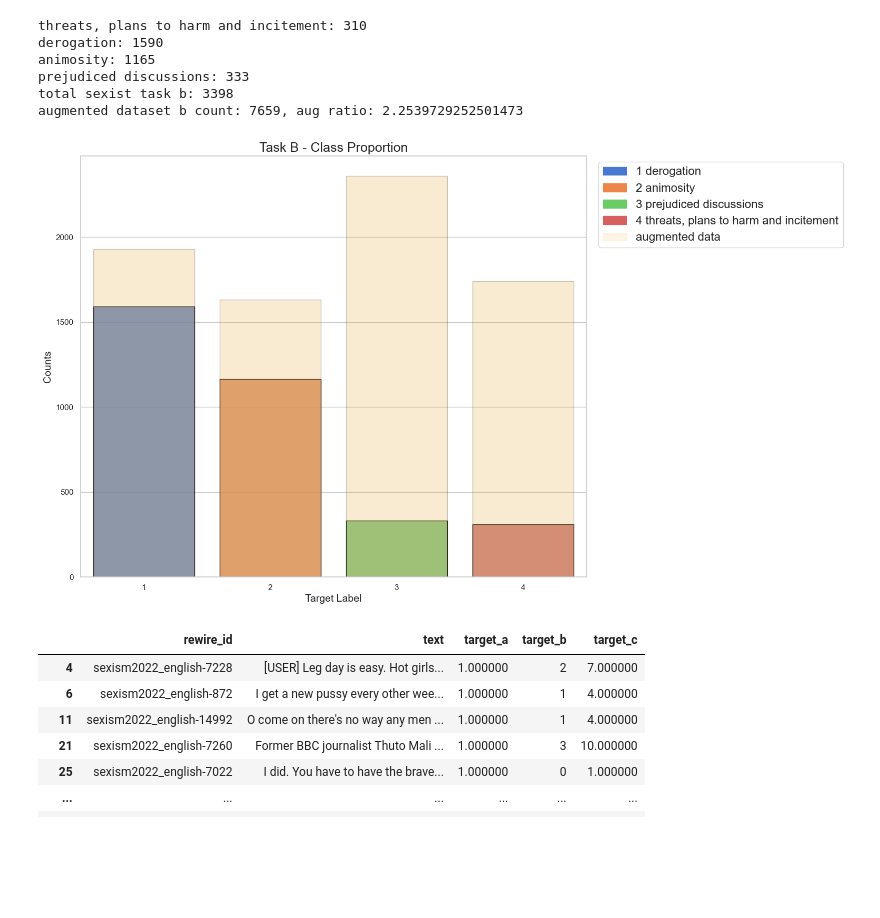
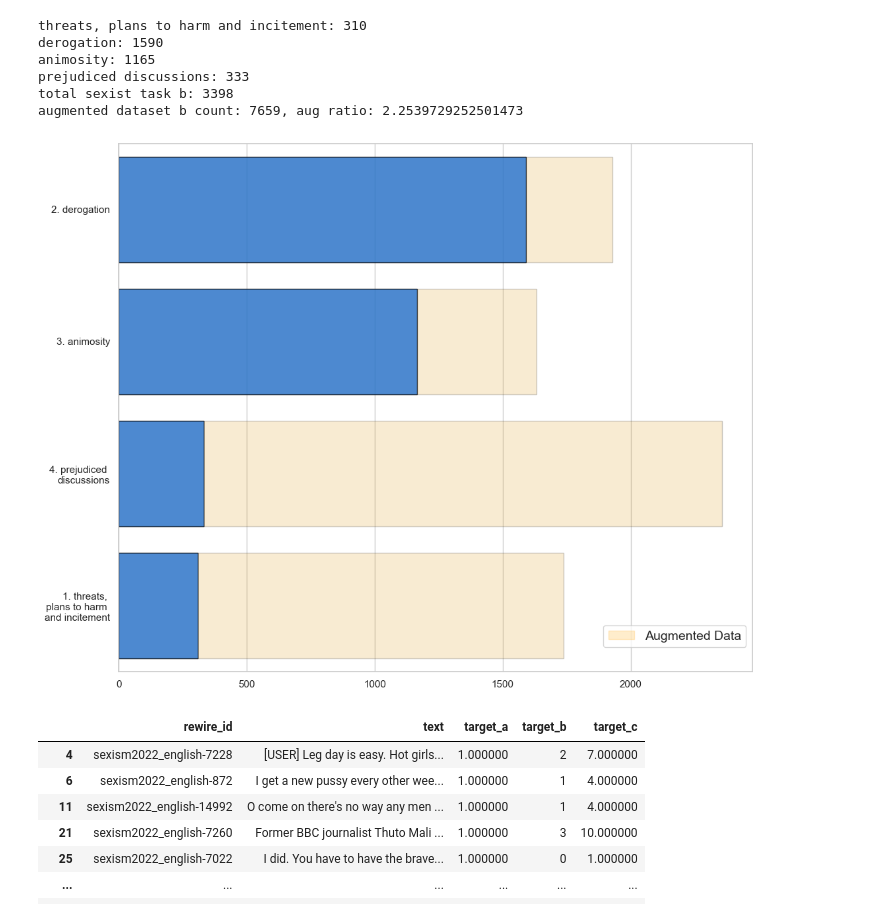
Before and after one commit to AxelBogos/SemEval-Edos, a Jupyter notebook: notebooks/5_ab_final-report-plots-data-aug.ipynb, the cells around one changed output. Cells and saved outputs as stored; diff of their text form; code cells hidden in the pictures; blank space fills up the shorter version.

Commit message:
add task c

```diff
--- a/notebooks/5_ab_final-report-plots-data-aug.ipynb
+++ b/notebooks/5_ab_final-report-plots-data-aug.ipynb
@@ -201,57 +271,58 @@ aug_task_b = pd.concat([train_task_b,
 
 print(f"augmented dataset b count: {len(aug_task_b)}, aug ratio: {len(aug_task_b)/len(train_task_b)}")
 
 # aug_task_b.to_csv(Path(AUGMENTED_DATA_DIR, f"augmented_task_b.csv"), index=False)
 
 
 plt.figure(figsize=(12, 10))
 sns.set_theme(style="whitegrid")
 
-plt.ylabel("Counts", size=14)
-plt.xlabel("Target Label", size=14)
-plt.title("Task B - Class Proportion", size=18)
+# plt.ylabel("Counts", size=14)
+# plt.xlabel("Target Label", size=14)
+# plt.title("Task B - Class Proportion", size=18)
 
 # Count the number of occurrences of each class label
 counts = train_task_b['target_b'].value_counts()
 counts1 = aug_task_b['target_b'].value_counts()
 
-# Sort the counts in descending order
-counts = counts.sort_values(ascending=False)
-counts1 = counts1.reindex([1,2,3,0])
-
-
 # Create a bar plot using Seaborn
 palette = sns.color_palette("muted")
-sns.barplot(x=counts.index, y=counts.values, order=counts.index, palette=palette,
+
+sns.barplot(x=counts1.values, y=counts1.index, color='orange', order=counts.index, edgecolor="black", alpha=0.2, orient='h')
+
+cerulean_blue = (0.02, 0.43, 0.93)
+ax = sns.barplot(x=counts.values, y=counts.index, order=counts.index, color=cerulean_blue, orient='h',
             edgecolor="black", alpha=0.8)
 
-sns.barplot(x=counts1.index, y=counts1.values, order=counts1.index, color='orange',
-            edgecolor="black", alpha=0.2)
+ax.set_yticklabels(['2. derogation', '3. animosity', '4. prejudiced \ndiscussions', '1. threats, \nplans to harm \nand '
+                                                                                    'incitement'])
+plt.yticks(rotation=0)
 
-labels = ['1 derogation', '2 animosity', '3 prejudiced discussions', '4 threats, plans to harm and incitement']
-labels_axis = ['1', '2', '3', '4']
-plt.xticks([0, 1, 2, 3], labels_axis)
+# labels = ['1 derogation', '2 animosity', '3 prejudiced discussions', '4 threats, plans to harm and incitement']
+# labels_axis = ['1', '2', '3', '4']
+# plt.xticks([0, 1, 2, 3], labels_axis)
 
 # Create proxy artists for the legend
-proxy_artists = []
-for i, (label, color) in enumerate(zip(labels, palette)):
-    proxy_artists.append(mpatches.Patch(color=color, label=label, edgecolor='black', alpha=1))
-    if i == 3:
-        # Add a separate bar for augmented data
-        proxy_artists.append(mpatches.Patch(color='orange', label="augmented data", edgecolor='black', alpha=0.1))
-
-# Create the legend
-plt.legend(handles=proxy_artists, loc='upper right', fontsize=16, bbox_to_anchor=(1.52, 1.0))
+# proxy_artists = []
+# for i, (label, color) in enumerate(zip(labels, palette)):
+#     proxy_artists.append(mpatches.Patch(color=color, label=label, edgecolor='black', alpha=1))
+#     if i == 3:
+#         # Add a separate bar for augmented data
+#         proxy_artists.append(mpatches.Patch(color='orange', label="augmented data", edgecolor='black', alpha=0.1))
+#
+proxy_artists = [mpatches.Patch(color='orange', label='Augmented Data', alpha=0.2)]
+# # Create the legend
+plt.legend(handles=proxy_artists, loc='upper right', fontsize=14, bbox_to_anchor=(1, 0.1))
 plt.subplots_adjust(left=0.1, right=0.9, bottom=0.1, top=0.9)
 # plt.savefig('TaskB-ClassProportion_aug.png', dpi=500)
 # %% [output]
 threats, plans to harm and incitement: 310
 derogation: 1590
 animosity: 1165
 prejudiced discussions: 333
 total sexist task b: 3398
 augmented dataset b count: 7659, aug ratio: 2.2539729252501473
-[figure, old version]
+[figure, new version]
 # %%
 aug_task_b
 # %% [output]
```
Also changed, not shown: parts of 15 cells of this notebook, 3 other files.
